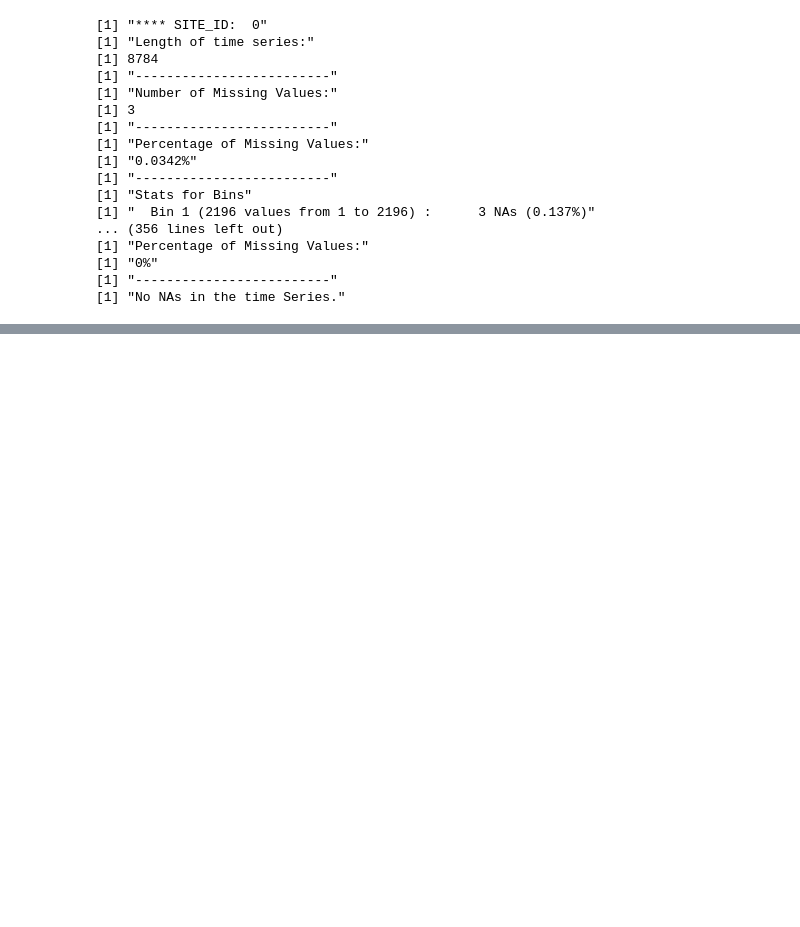
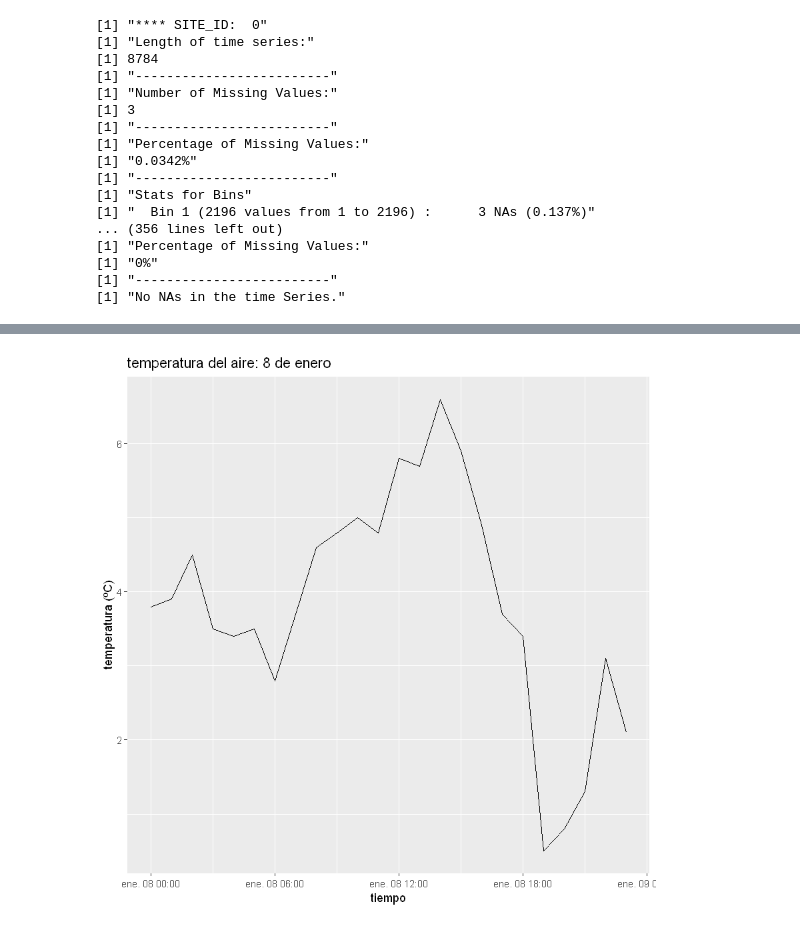
Before and after one commit to ovaisnazir/Master-Thesis, a Jupyter notebook: notebooks/TSMissingValues.ipynb, the cells around one changed output, grey strips where cells are left out. Saved outputs shown, nothing was run; the diff lists cells and outputs as text; code cells hidden in the pictures; blank space fills up the shorter version.

```diff
--- a/notebooks/TSMissingValues.ipynb
+++ b/notebooks/TSMissingValues.ipynb
@@ -100,0 +127,7 @@ for (serie in airTempList){
+# %%
+autoplot(airTemp_site12_month1_day8) +
+  ggtitle("temperatura del aire: 8 de enero") +
+  xlab("tiempo") +
+  ylab("temperatura (ºC)")
+# %% [output]
+[figure, added]
```
Also changed, not shown: parts of 25 cells of this notebook.
